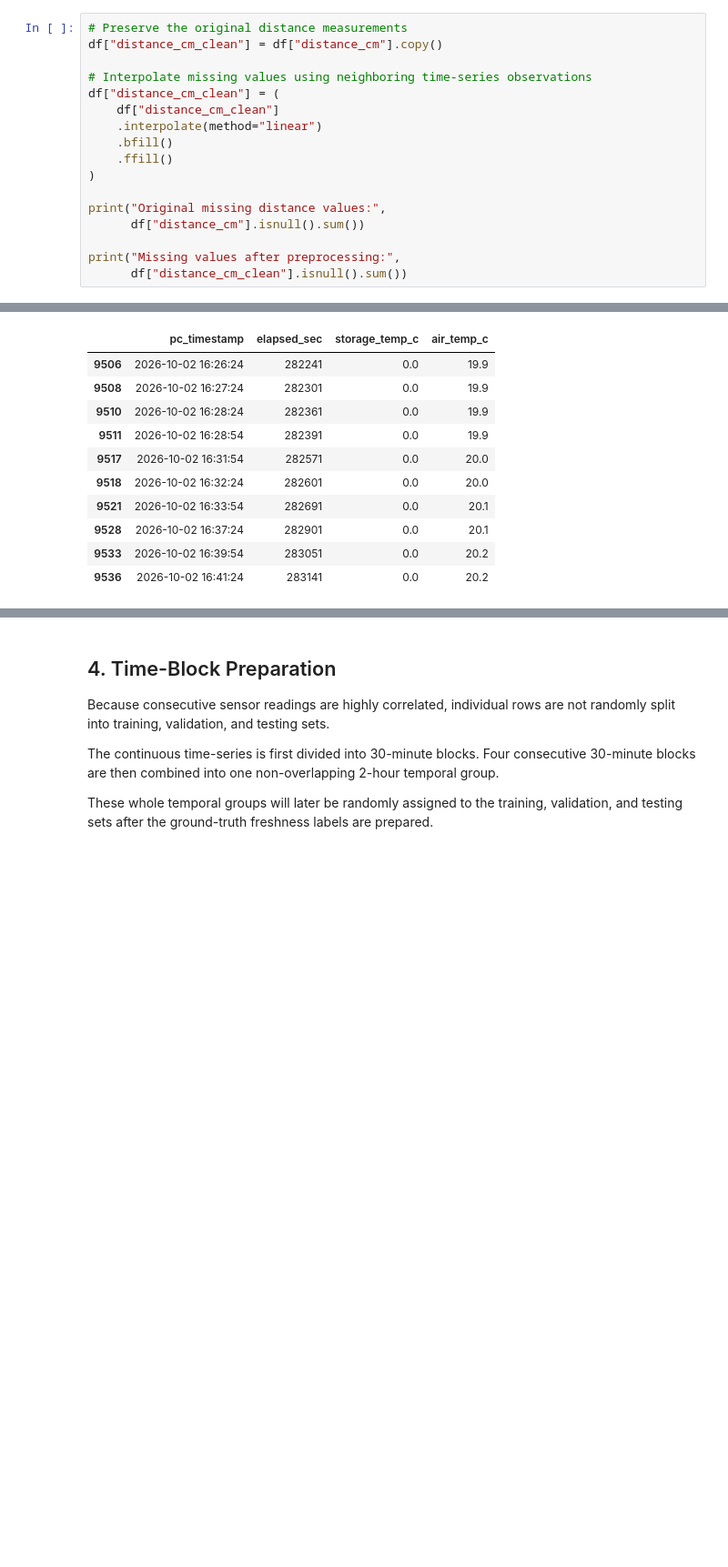
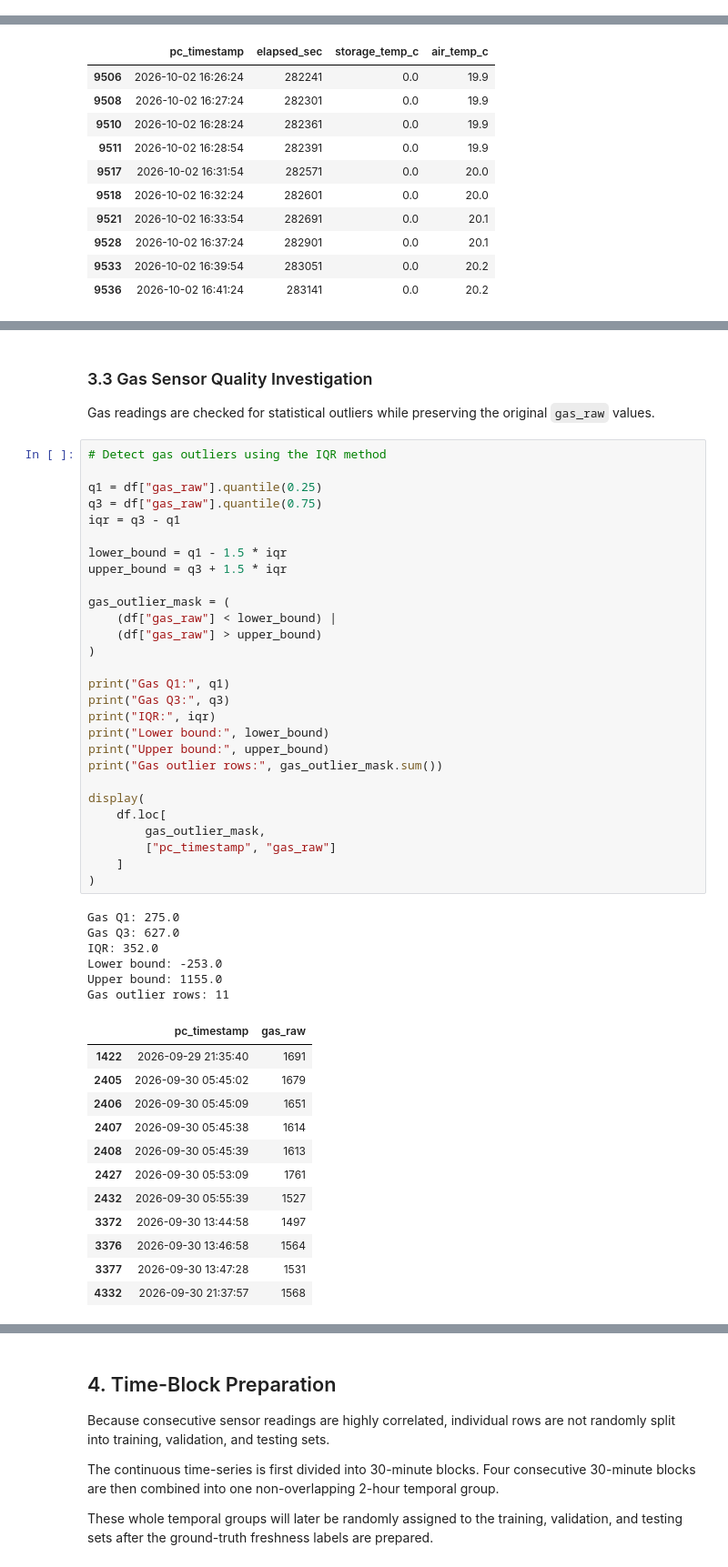
Before and after one commit to Bhagya-Navodyani/Intelligent_Fish_Storage-ML, a Jupyter notebook: notebook/Fish_Storage_ML_Pipeline.ipynb, the cells around one changed output, grey strips where cells are left out. Shown at 91% size. Drawn from its saved outputs; the diff is of its cells as text; blank space fills up the shorter version.

```diff
--- a/notebook/Fish_Storage_ML_Pipeline.ipynb
+++ b/notebook/Fish_Storage_ML_Pipeline.ipynb
@@ -140,17 +138,0 @@ Missing `distance_cm` values are handled in a separate cleaned feature while pre
-# %%
-# Preserve the original distance measurements
-df["distance_cm_clean"] = df["distance_cm"].copy()
-
-# Interpolate missing values using neighboring time-series observations
-df["distance_cm_clean"] = (
-    df["distance_cm_clean"]
-    .interpolate(method="linear")
-    .bfill()
-    .ffill()
-)
-
-print("Original missing distance values:",
-      df["distance_cm"].isnull().sum())
-
-print("Missing values after preprocessing:",
-      df["distance_cm_clean"].isnull().sum())
@@ -512,0 +199,51 @@ Only valid gas measurements are used. Fault-suspected readings are not artificia
+# %% [markdown]
+### 3.3 Gas Sensor Quality Investigation
+
+Gas readings are checked for statistical outliers while preserving the original `gas_raw` values.
+# %%
+# Detect gas outliers using the IQR method
+
+q1 = df["gas_raw"].quantile(0.25)
+q3 = df["gas_raw"].quantile(0.75)
+iqr = q3 - q1
+
+lower_bound = q1 - 1.5 * iqr
+upper_bound = q3 + 1.5 * iqr
+
+gas_outlier_mask = (
+    (df["gas_raw"] < lower_bound) |
+    (df["gas_raw"] > upper_bound)
+)
+
+print("Gas Q1:", q1)
+print("Gas Q3:", q3)
+print("IQR:", iqr)
+print("Lower bound:", lower_bound)
+print("Upper bound:", upper_bound)
+print("Gas outlier rows:", gas_outlier_mask.sum())
+
+display(
+    df.loc[
+        gas_outlier_mask,
+        ["pc_timestamp", "gas_raw"]
+    ]
+)
+# %% [output]
+Gas Q1: 275.0
+Gas Q3: 627.0
+IQR: 352.0
+Lower bound: -253.0
+Upper bound: 1155.0
+Gas outlier rows: 11
+|  | pc_timestamp | gas_raw |
+| 1422 | 2026-09-29 21:35:40 | 1691 |
+| 2405 | 2026-09-30 05:45:02 | 1679 |
+| 2406 | 2026-09-30 05:45:09 | 1651 |
+| 2407 | 2026-09-30 05:45:38 | 1614 |
+| 2408 | 2026-09-30 05:45:39 | 1613 |
+| 2427 | 2026-09-30 05:53:09 | 1761 |
+| 2432 | 2026-09-30 05:55:39 | 1527 |
+| 3372 | 2026-09-30 13:44:58 | 1497 |
+| 3376 | 2026-09-30 13:46:58 | 1564 |
+| 3377 | 2026-09-30 13:47:28 | 1531 |
+| 4332 | 2026-09-30 21:37:57 | 1568 |
```
Also changed, not shown: parts of 37 cells of this notebook.
